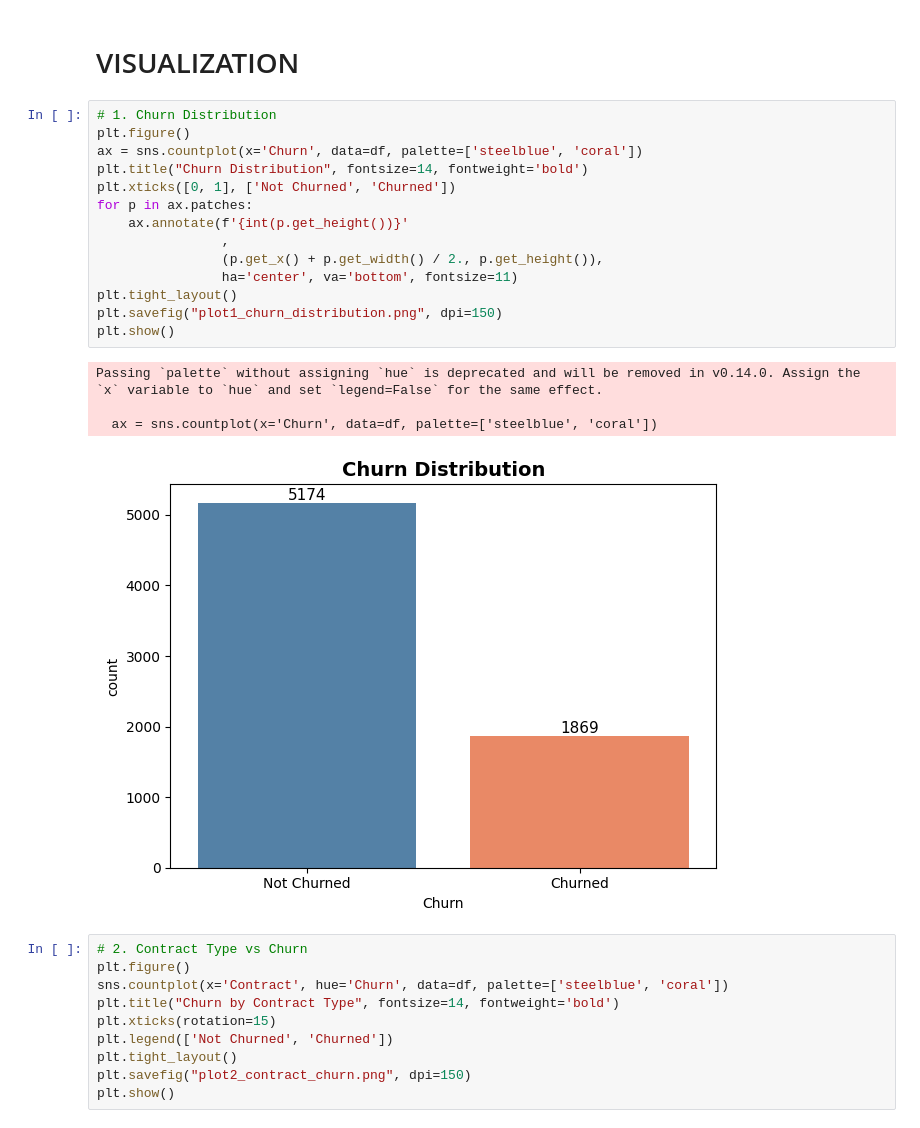
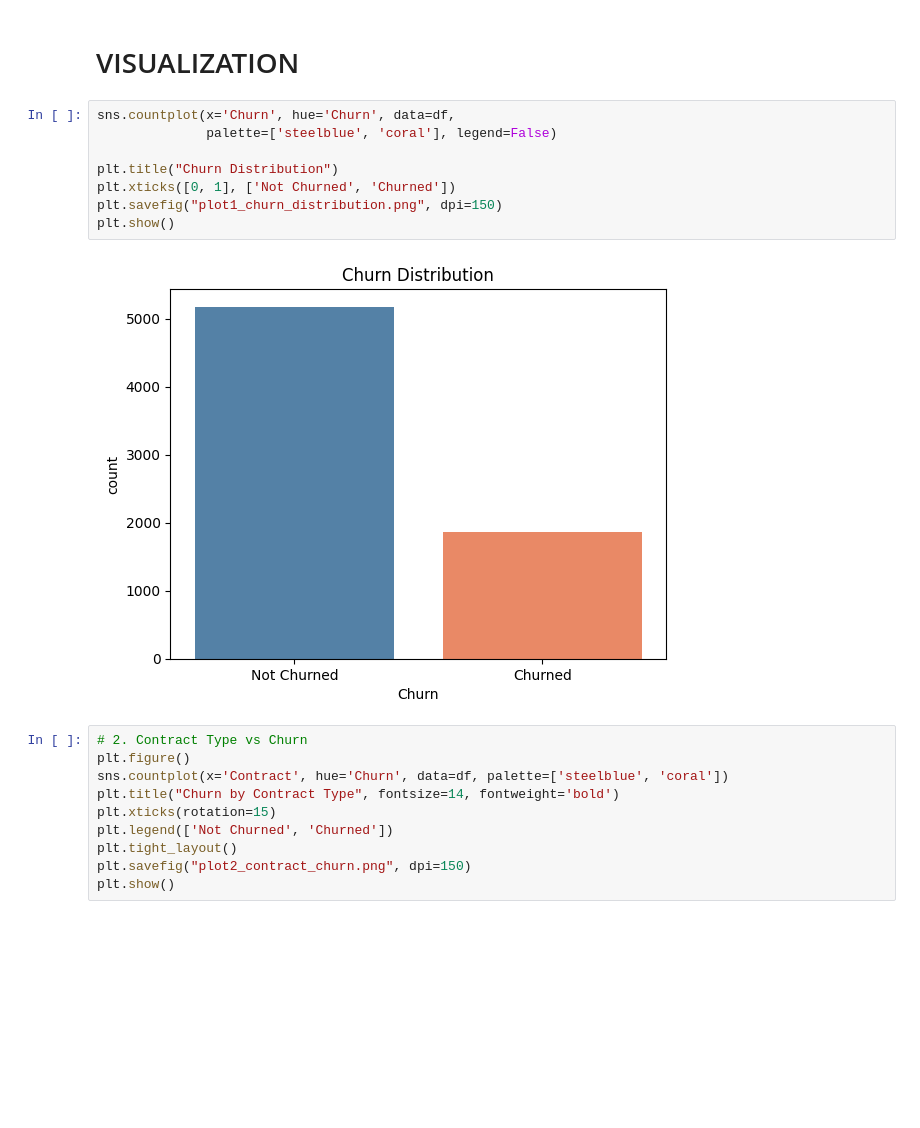
Before and after one commit to harshkashyap28/Telecom-Customer-Churn-Analysis, a Jupyter notebook: EDA.ipynb, the cells around one changed output. Cells and saved outputs as stored; diff of their text form; blank space fills up the shorter version.

```diff
--- a/EDA.ipynb
+++ b/EDA.ipynb
@@ -142,24 +142,15 @@ df['avg_spend_per_tenure'] = df['MonthlyCharges'] / (df['tenure'] + 1)
 # %% [markdown]
 # VISUALIZATION
 # %%
-# 1. Churn Distribution
-plt.figure()
-ax = sns.countplot(x='Churn', data=df, palette=['steelblue', 'coral'])
-plt.title("Churn Distribution", fontsize=14, fontweight='bold')
+sns.countplot(x='Churn', hue='Churn', data=df,
+              palette=['steelblue', 'coral'], legend=False)
+
+plt.title("Churn Distribution")
 plt.xticks([0, 1], ['Not Churned', 'Churned'])
-for p in ax.patches:
-    ax.annotate(f'{int(p.get_height())}'
-                ,
-                (p.get_x() + p.get_width() / 2., p.get_height()),
-                ha='center', va='bottom', fontsize=11)
-plt.tight_layout()
 plt.savefig("plot1_churn_distribution.png", dpi=150)
 plt.show()
 # %% [output]
-Passing `palette` without assigning `hue` is deprecated and will be removed in v0.14.0. Assign the `x` variable to `hue` and set `legend=False` for the same effect.
-
-  ax = sns.countplot(x='Churn', data=df, palette=['steelblue', 'coral'])
-[figure, old version]
+[figure, new version]
 # %%
 # 2. Contract Type vs Churn
 plt.figure()
```
Also changed, not shown: parts of 2 cells of this notebook.
